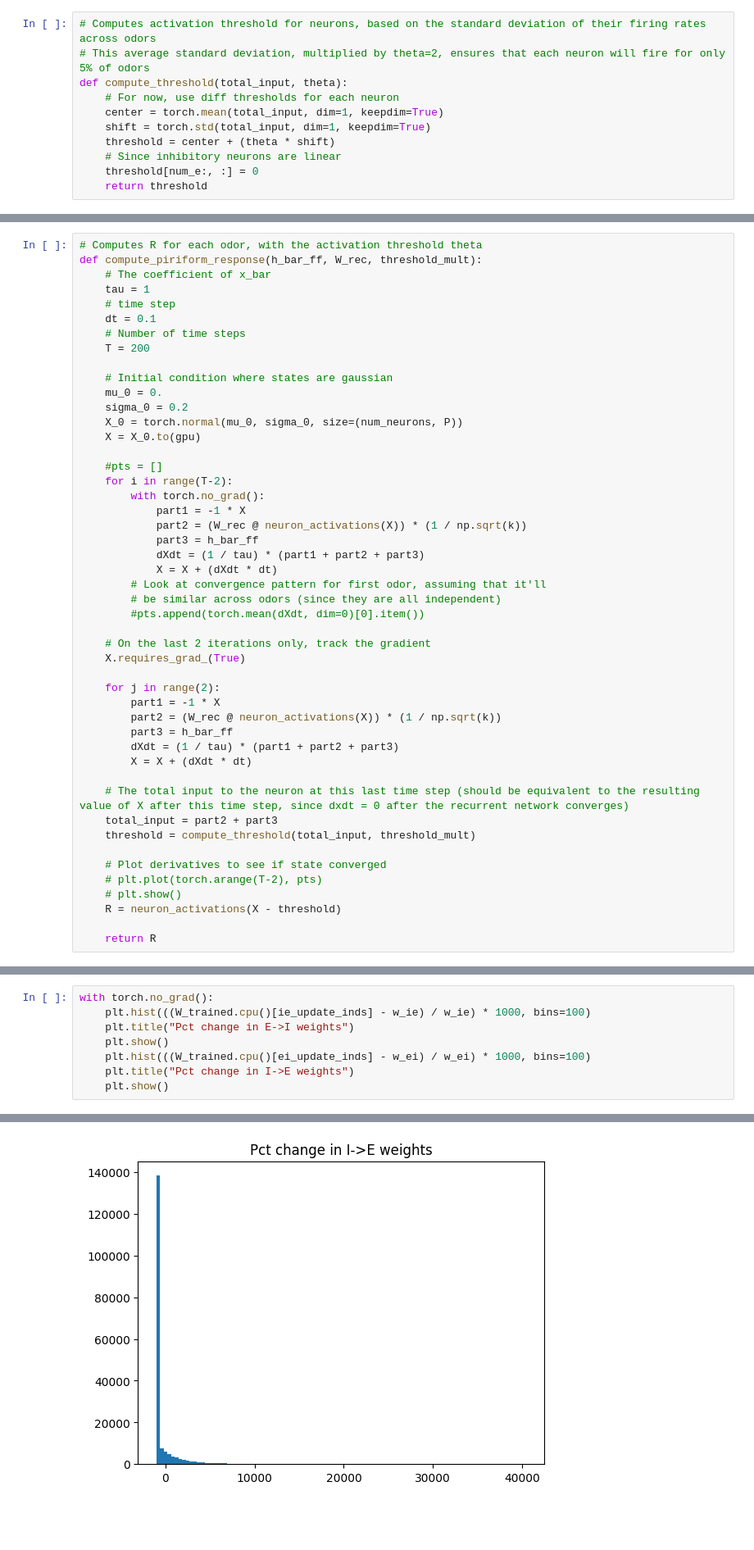
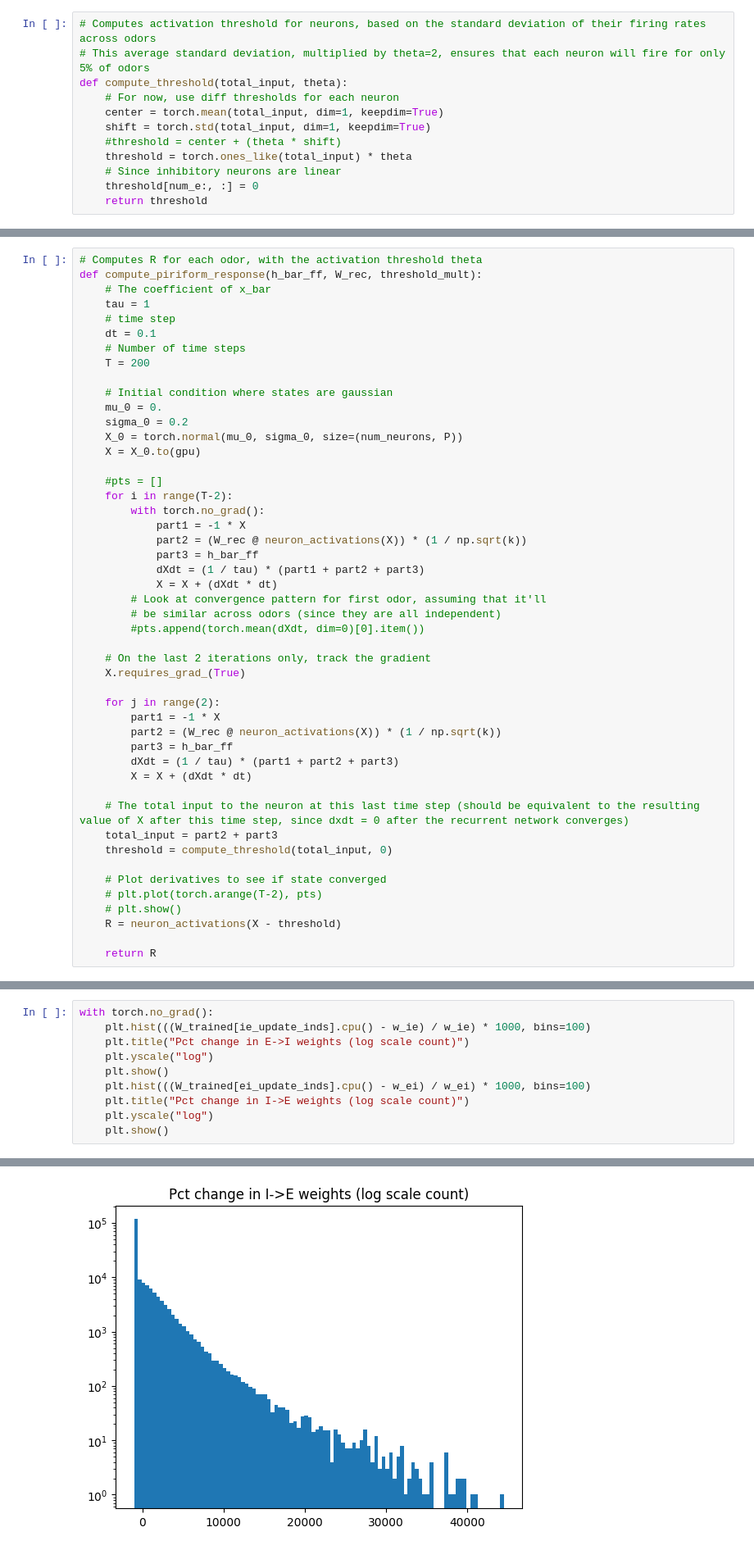
Before and after one commit to ArjunParthasarathy/Piriform-Cortex-Plasticity, a Jupyter notebook: backprop_joint.ipynb, the cells around one changed output, grey strips where cells are left out. Shown at 82% size. Drawn from its saved outputs; the diff is of its cells as text; blank space fills up the shorter version.

Commit message:
updated figures for joint backprop

```diff
--- a/backprop_joint.ipynb
+++ b/backprop_joint.ipynb
@@ -121,7 +123,8 @@ def compute_threshold(total_input, theta):
     # For now, use diff thresholds for each neuron
     center = torch.mean(total_input, dim=1, keepdim=True)
     shift = torch.std(total_input, dim=1, keepdim=True)
-    threshold = center + (theta * shift)
+    #threshold = center + (theta * shift)
+    threshold = torch.ones_like(total_input) * theta
     # Since inhibitory neurons are linear
     threshold[num_e:, :] = 0
     return threshold
@@ -175,7 +178,7 @@ def compute_piriform_response(h_bar_ff, W_rec, threshold_mult):
 
     # The total input to the neuron at this last time step (should be equivalent to the resulting value of X after this time step, since dxdt = 0 after the recurrent network converges)
     total_input = part2 + part3
-    threshold = compute_threshold(total_input, threshold_mult)
+    threshold = compute_threshold(total_input, 0)
 
     # Plot derivatives to see if state converged
     # plt.plot(torch.arange(T-2), pts)
@@ -417,9 +420,11 @@ with torch.no_grad():
 # %%
 with torch.no_grad():
-    plt.hist(((W_trained.cpu()[ie_update_inds] - w_ie) / w_ie) * 1000, bins=100)
-    plt.title("Pct change in E->I weights")
+    plt.hist(((W_trained[ie_update_inds].cpu() - w_ie) / w_ie) * 1000, bins=100)
+    plt.title("Pct change in E->I weights (log scale count)")
+    plt.yscale("log")
     plt.show()
-    plt.hist(((W_trained.cpu()[ei_update_inds] - w_ei) / w_ei) * 1000, bins=100)
-    plt.title("Pct change in I->E weights")
+    plt.hist(((W_trained[ei_update_inds].cpu() - w_ei) / w_ei) * 1000, bins=100)
+    plt.title("Pct change in I->E weights (log scale count)")
+    plt.yscale("log")
     plt.show()
 # %% [output]
@@ -427,4 +432,4 @@ with torch.no_grad():
-[figure, old version]
+[figure, new version]
 # %%
 spars_initial = sparsity_per_odor(R_initial)
 initial_spars_diff = torch.abs(torch.mean(spars_initial[novel_inds]) - torch.mean(spars_initial[familiar_inds]))
```
Also changed, not shown: parts of 6 cells of this notebook, 1 other file.
